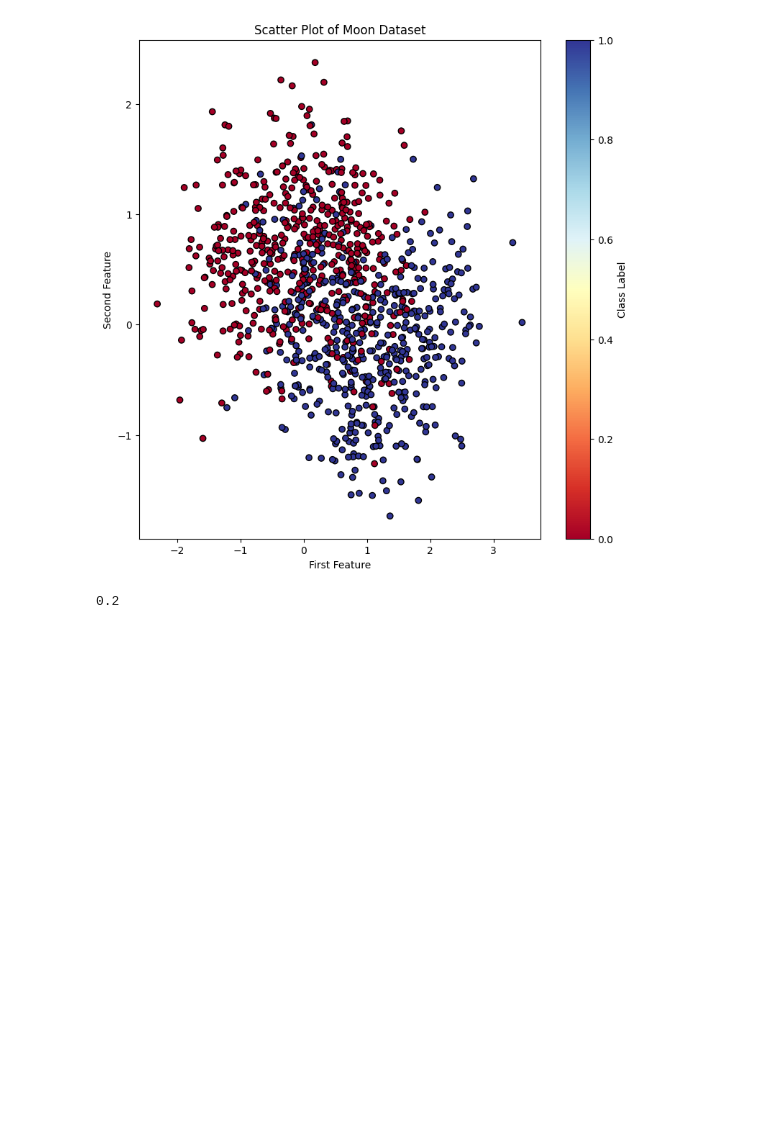
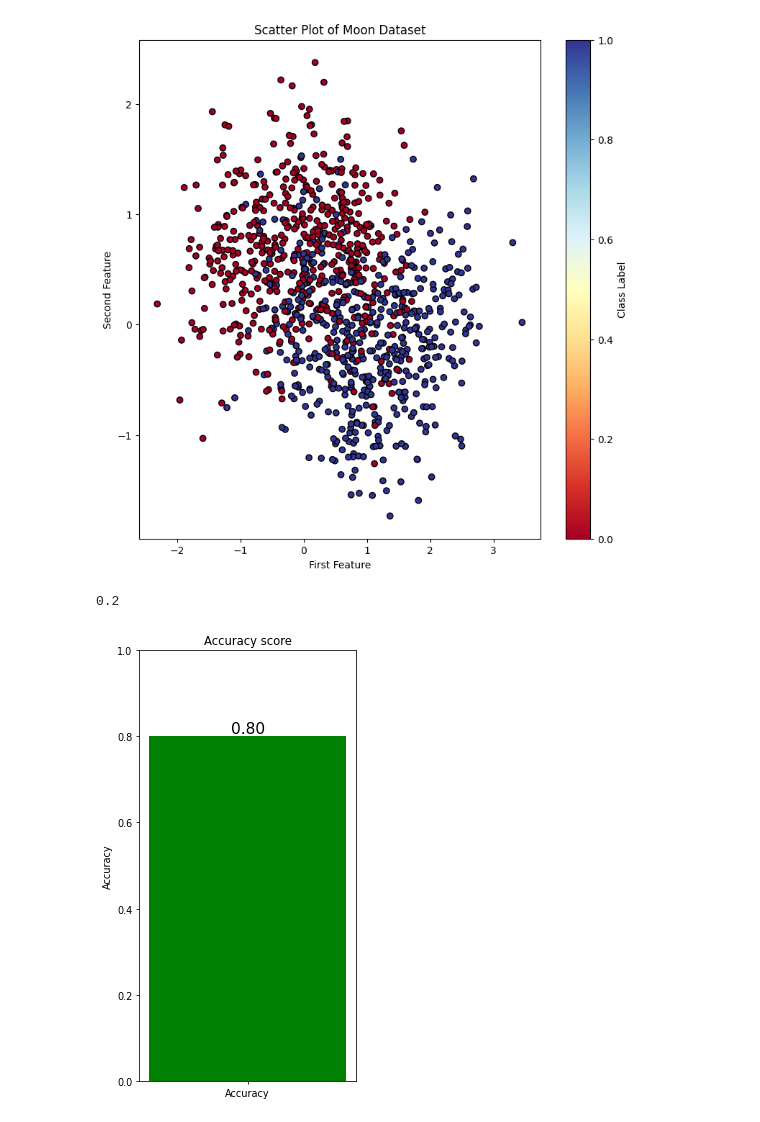
Before and after one commit to SergeyHSE/k_NN.github.io, a Jupyter notebook: k_NN.ipynb, the cells around one changed output. Saved outputs shown, nothing was run; the diff lists cells and outputs as text; code cells hidden in the pictures; blank space fills up the shorter version.

```diff
--- a/k_NN.ipynb
+++ b/k_NN.ipynb
@@ -55,3 +55,15 @@ def accuracy(y_t, y_p):
             count_of_correct_pred += 1
     accuracy_score = count_of_correct_pred / len(y_t)
     return accuracy_score
+# %%
+accuracy_score = accuracy(y_test, y_pred)
+# %%
+plt.figure(figsize=(4, 8), dpi=70)
+plt.bar(['Accuracy'], [accuracy_score], color='green')
+plt.ylabel('Accuracy')
+plt.title('Accuracy score')
+plt.ylim(0, 1)
+plt.text(0, accuracy_score, f'{accuracy_score:.2f}', ha='center', va='bottom', fontsize=16, color='black')
+plt.show()
+# %% [output]
+[figure, added]
```
Also changed, not shown: parts of 1 cell of this notebook.
